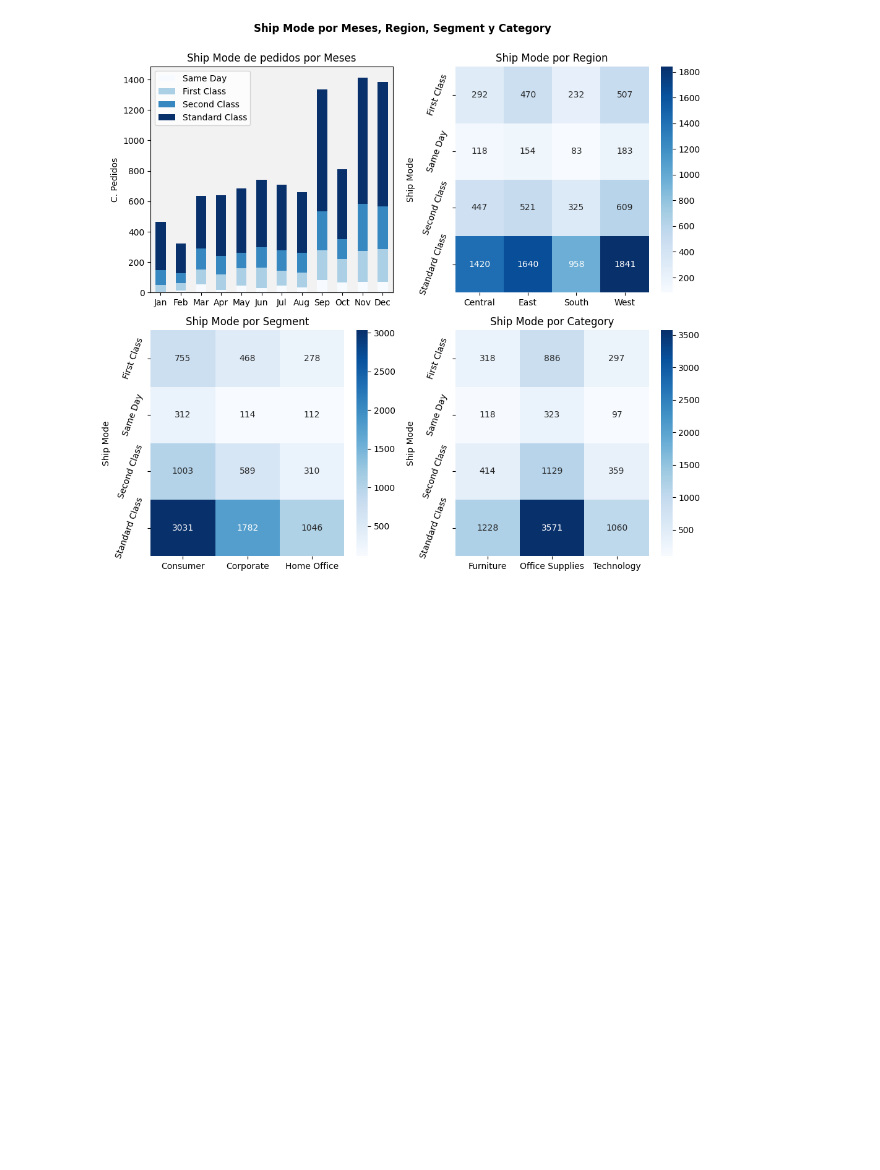
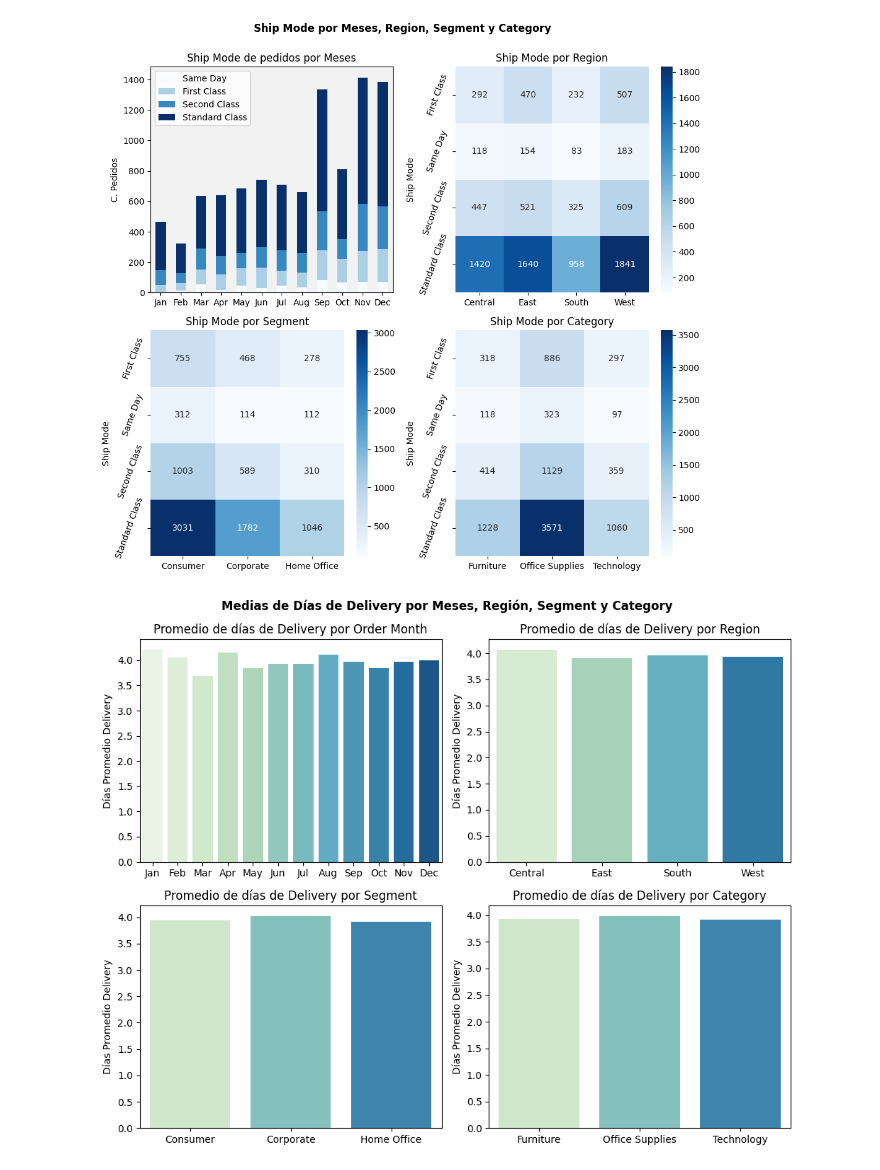
Before and after one commit to christianV1zcardo/Proyect_superstore_sales, a Jupyter notebook: superstore_sales.ipynb, the cells around one changed output. Cells and saved outputs as stored; diff of their text form; code cells hidden in the pictures; blank space fills up the shorter version.

Commit message:
Delivery Time x Categorias

```diff
--- a/superstore_sales.ipynb
+++ b/superstore_sales.ipynb
@@ -88,6 +88,10 @@ df['Order Month'] = df['Order Date'].dt.month_name().str[:3]
 # SHIP DATE Columnas de Año y Mes
 df['Ship Year'] = df['Ship Date'].dt.year
 df['Ship Month'] = df['Ship Date'].dt.month_name().str[:3]
+
+# Delivery Time
+df['Delivery Days'] = (df['Ship Date'] - df['Order Date']).dt.days
+
 display(df)
 # %% [output]
 |  | Order ID | Order Date | Ship Date | Ship Mode | Customer ID | Customer Name | Segment | Country | City | ... |
@@ -346,3 +350,40 @@ plt.tight_layout()
 plt.show()
 # %% [output]
 [figure]
+# %%
+# Tiempos de Entrega x Categorías
+
+del_time_cat = ['Order Month', 'Region', 'Segment', 'Category']
+
+fig7, ax7 = plt.subplots(nrows=2, ncols=2, figsize=(10,8))
+fig7.suptitle('Medias de Días de Delivery por Meses, Región, Segment y '
+              'Category', fontweight='bold', y=0.98)
+ax7 = ax7.flatten()
+del_col = "GnBu"
+
+# Gráficos
+for i, d_cat in enumerate(del_time_cat):
+    del_time = df.groupby(d_cat)['Delivery Days'].mean() \
+                            .reset_index(name='Delivery Days')
+    if d_cat == 'Order Month':
+        # Convierte Order month en un categorical para poder ordenarlo
+        del_time['Order Month'] = pd.Categorical(del_time['Order Month'],
+                                        categories=orden_meses, ordered=True)
+        del_time = del_time.sort_values('Order Month')
+
+        # Creación del Gráfico 1
+        sns.barplot(data=del_time, y='Delivery Days', x='Order Month',
+                    ax=ax7[i], palette=del_col, hue='Order Month')
+    else:
+        # Creación de Gráficos del 2 al 4
+        sns.barplot(data=del_time, y='Delivery Days', x=d_cat, ax=ax7[i],
+                    palette=del_col, hue=d_cat)
+
+    ax7[i].set_title(f'Promedio de días de Delivery por {d_cat}')
+    ax7[i].set_ylabel('Días Promedio Delivery')
+    ax7[i].set_xlabel('')
+
+plt.tight_layout()
+plt.show()
+# %% [output]
+[figure, added]
```
Also changed, not shown: parts of 1 cell of this notebook, 2 other files.
